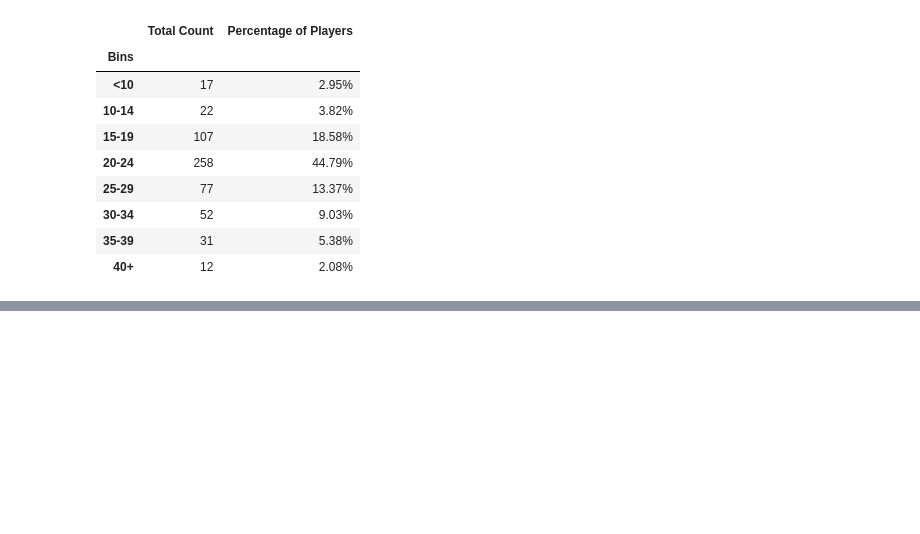
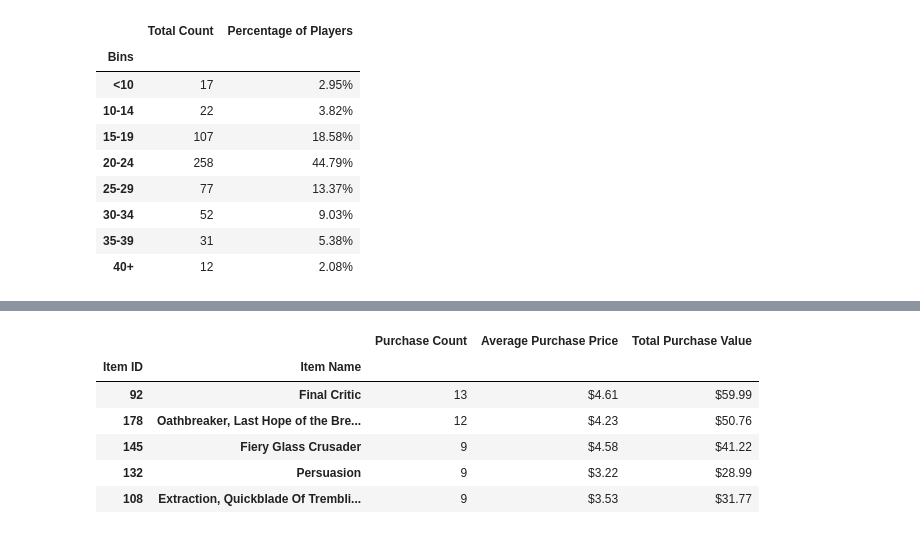
Before and after one commit to samslomowitz2021/Homework-5, a Jupyter notebook: 04-Pandas/Submission/HeroesOfPymoli.ipynb, the cells around one changed output, grey strips where cells are left out. Saved outputs shown, nothing was run; the diff lists cells and outputs as text; code cells hidden in the pictures; blank space fills up the shorter version.

```diff
--- a/04-Pandas/Submission/HeroesOfPymoli.ipynb
+++ b/04-Pandas/Submission/HeroesOfPymoli.ipynb
@@ -324,0 +481,5 @@ df14
+# %%
+df800 = purchase_data.groupby(["Item ID","Item Name"])
+df801 = df800["Item ID"].count()
+
+df801
@@ -324,0 +500,38 @@ df14
+# %%
+df802 = purchase_data.groupby(["Item ID","Item Name"])
+df803 = df802["Price"].mean()
+
+df804 = round(df803, 2)
+# %%
+df805 = purchase_data.groupby(["Item ID","Item Name"])
+df806 = df805["Price"].sum()
+
+df807 = round(df806, 2)
+# %%
+series_18 = df801
+series_19 = df804
+series_20 = df807
+
+
+df900= pd.DataFrame(columns = ['Purchase Count'])
+df900 = pd.DataFrame(columns = ['Average Purchase Price'])
+df900 = pd.DataFrame(columns = ['Total Purchase Value'])
+
+
+
+df900['Purchase Count'] = series_18
+df900['Average Purchase Price'] = series_19
+df900['Total Purchase Value'] = series_20
+
+
+df901 = df900[["Purchase Count", "Average Purchase Price",'Total Purchase Value' ]]
+df902 = df901.sort_values(["Purchase Count"], ascending=False)
+df902.head(5)
+# %% [output]
+|  |  | Purchase Count | Average Purchase Price | Total Purchase Value |
+| Item ID | Item Name |  |  |  |
+| 92 | Final Critic | 13 | $4.61 | $59.99 |
+| 178 | Oathbreaker, Last Hope of the Bre... | 12 | $4.23 | $50.76 |
+| 145 | Fiery Glass Crusader | 9 | $4.58 | $41.22 |
+| 132 | Persuasion | 9 | $3.22 | $28.99 |
+| 108 | Extraction, Quickblade Of Trembli... | 9 | $3.53 | $31.77 |
```
Also changed, not shown: parts of 11 cells of this notebook.
